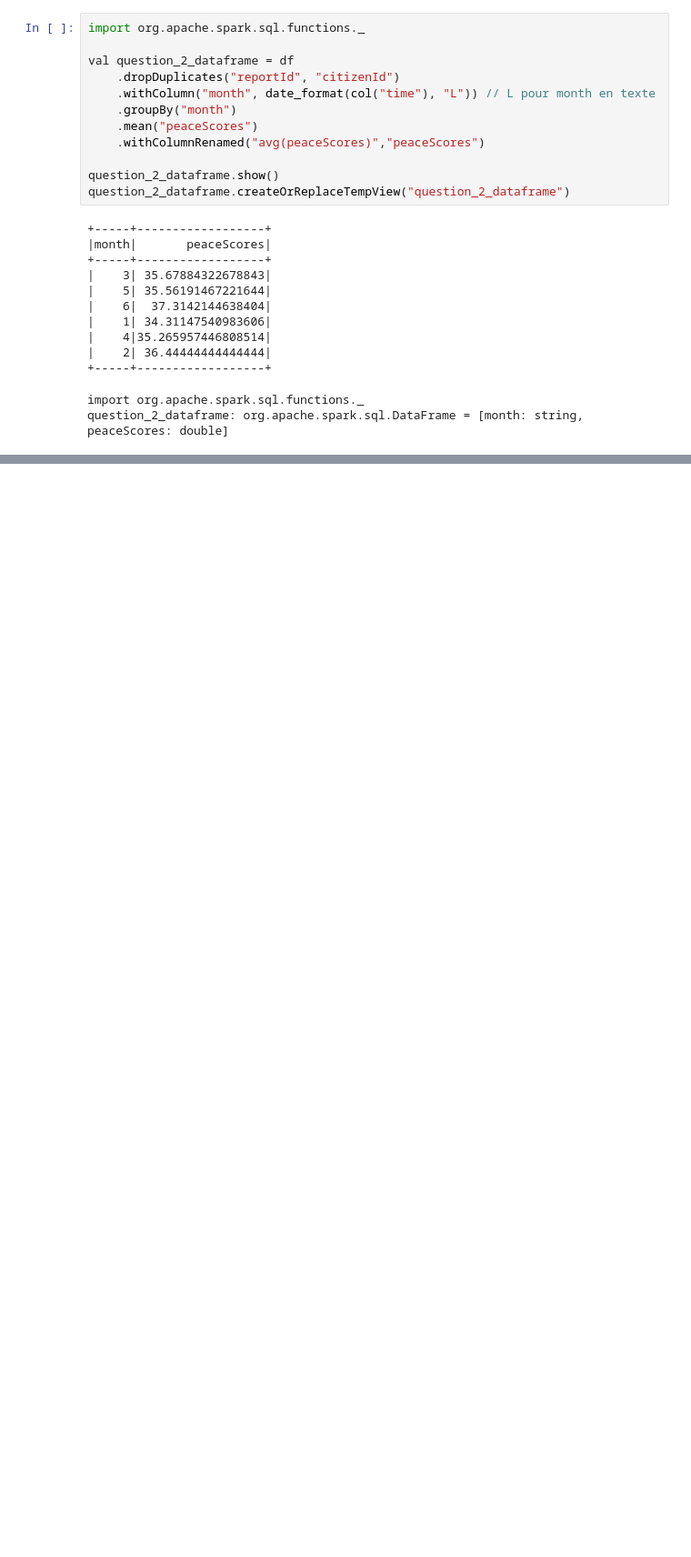
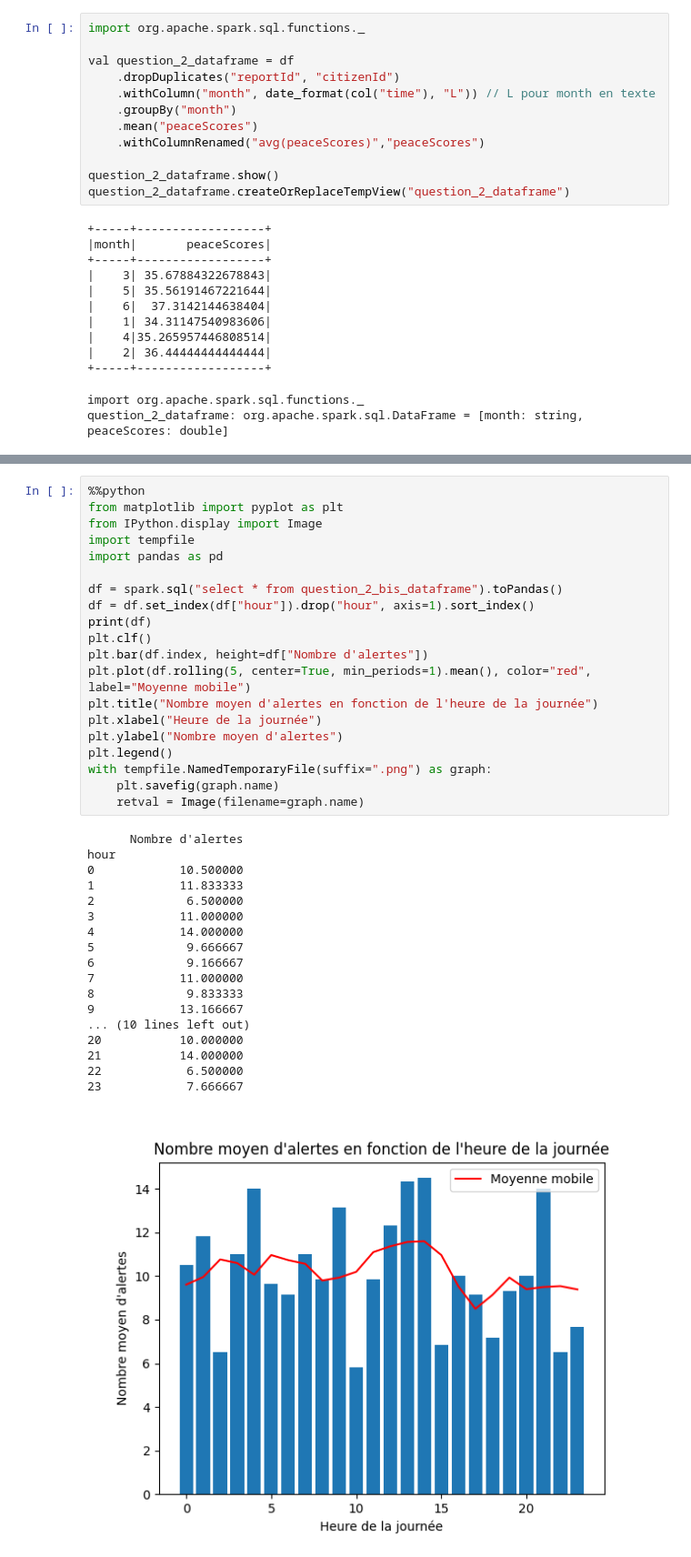
Before and after one commit to Timelessprod/Stream-reader, a Jupyter notebook: analyzer/corentin.ipynb, the cells around one changed output, grey strips where cells are left out. Shown: that part at 91% size. Cells and saved outputs as stored; diff of their text form; blank space fills up the shorter version.

```diff
--- a/analyzer/corentin.ipynb
+++ b/analyzer/corentin.ipynb
@@ -160 +219,40 @@ Le nombre d'alertes en fonction du moment de la journée (0h à 23h) nous permet
+# %%
+%%python
+from matplotlib import pyplot as plt
+from IPython.display import Image
+import tempfile
+import pandas as pd
+
+df = spark.sql("select * from question_2_bis_dataframe").toPandas()
+df = df.set_index(df["hour"]).drop("hour", axis=1).sort_index()
+print(df)
+plt.clf()
+plt.bar(df.index, height=df["Nombre d'alertes"])
+plt.plot(df.rolling(5, center=True, min_periods=1).mean(), color="red", label="Moyenne mobile")
+plt.title("Nombre moyen d'alertes en fonction de l'heure de la journée")
+plt.xlabel("Heure de la journée")
+plt.ylabel("Nombre moyen d'alertes")
+plt.legend()
+with tempfile.NamedTemporaryFile(suffix=".png") as graph:
+    plt.savefig(graph.name)
+    retval = Image(filename=graph.name)
+# %% [output]
+      Nombre d'alertes
+hour
+0            10.500000
+1            11.833333
+2             6.500000
+3            11.000000
+4            14.000000
+5             9.666667
+6             9.166667
+7            11.000000
+8             9.833333
+9            13.166667
+... (10 lines left out)
+20           10.000000
+21           14.000000
+22            6.500000
+23            7.666667
+[figure, added]
 # %% [markdown]
```
Also changed, not shown: parts of 14 cells of this notebook.
